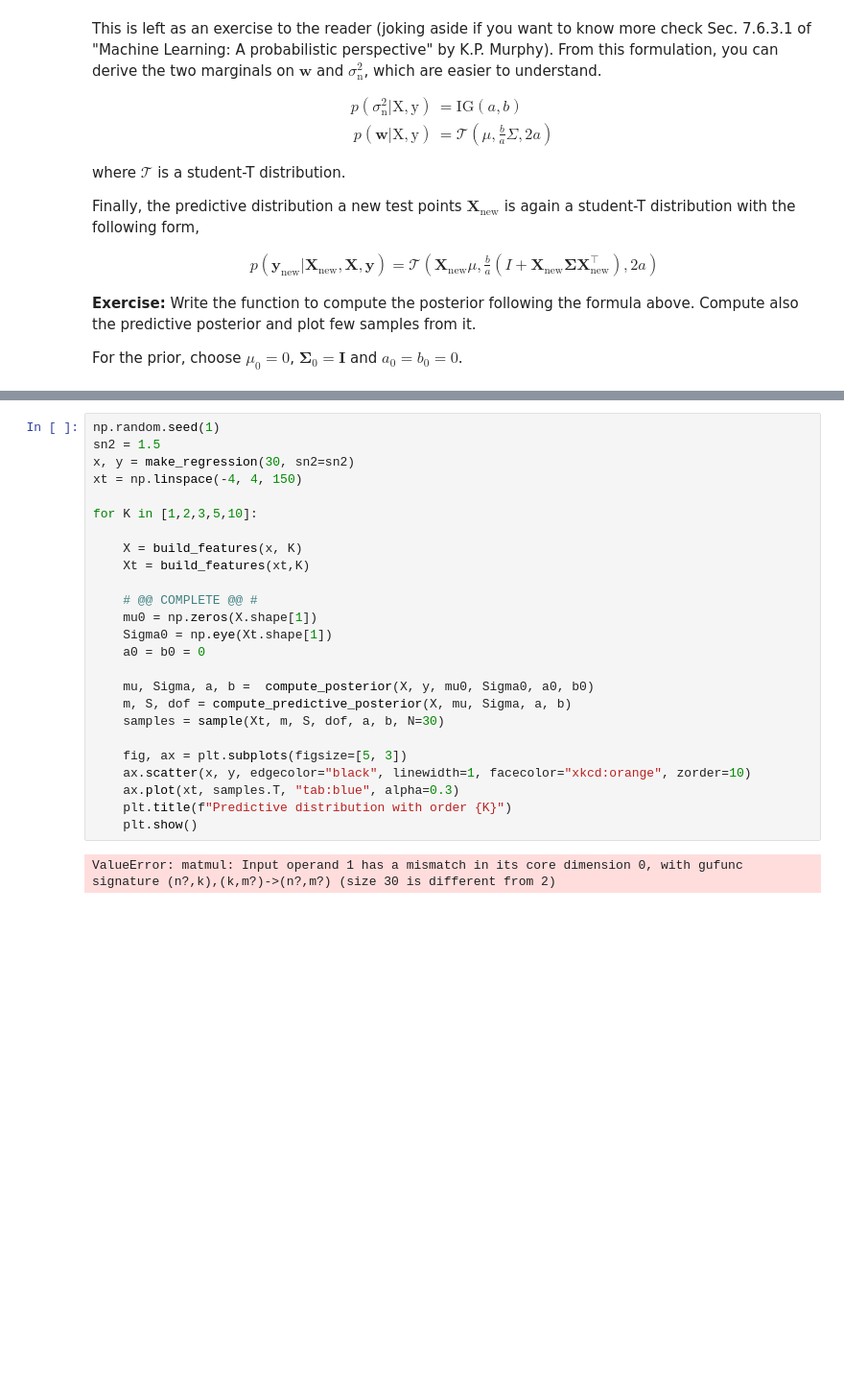
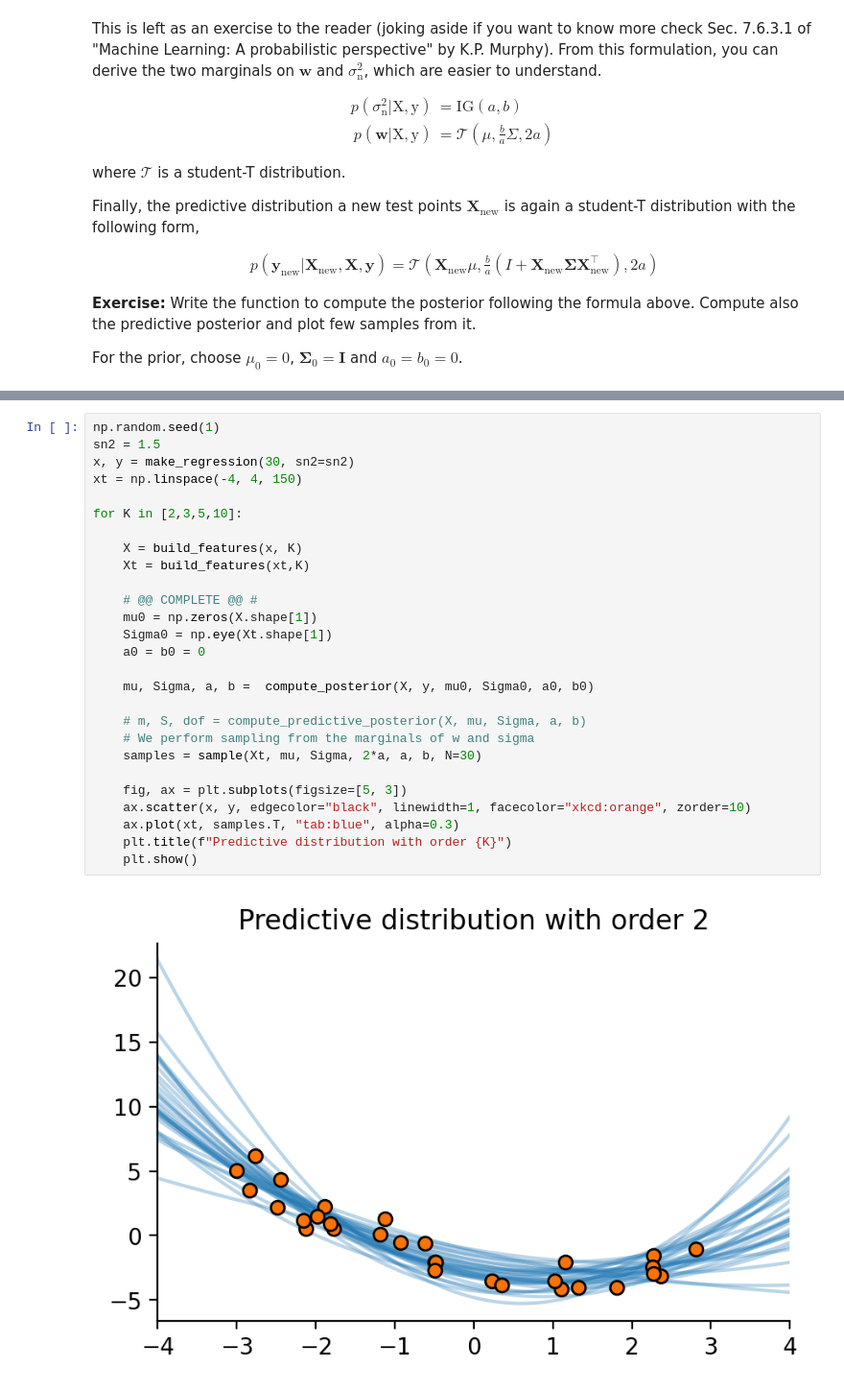
Before and after one commit to g-orl/asi-labs, a Jupyter notebook: lab_week1-public/Bayesian_Linear_Regression.ipynb, the cells around one changed output, grey strips where cells are left out. Shown at 96% size. Cells and saved outputs as stored; diff of their text form; blank space fills up the shorter version.

```diff
--- a/lab_week1-public/Bayesian_Linear_Regression.ipynb
+++ b/lab_week1-public/Bayesian_Linear_Regression.ipynb
@@ -712,27 +747,29 @@ def sample(Xt, w_mean, w_cov, w_dof, a, b, N):
 # %%
 np.random.seed(1)
 sn2 = 1.5
 x, y = make_regression(30, sn2=sn2)
 xt = np.linspace(-4, 4, 150)
 
-for K in [1,2,3,5,10]:
+for K in [2,3,5,10]:
 
     X = build_features(x, K)
     Xt = build_features(xt,K)
 
     # @@ COMPLETE @@ #
     mu0 = np.zeros(X.shape[1])
     Sigma0 = np.eye(Xt.shape[1])
     a0 = b0 = 0
 
     mu, Sigma, a, b =  compute_posterior(X, y, mu0, Sigma0, a0, b0)
-    m, S, dof = compute_predictive_posterior(X, mu, Sigma, a, b)
-    samples = sample(Xt, m, S, dof, a, b, N=30)
+
+    # m, S, dof = compute_predictive_posterior(X, mu, Sigma, a, b)
+    # We perform sampling from the marginals of w and sigma
+    samples = sample(Xt, mu, Sigma, 2*a, a, b, N=30)
 
     fig, ax = plt.subplots(figsize=[5, 3])
     ax.scatter(x, y, edgecolor="black", linewidth=1, facecolor="xkcd:orange", zorder=10)
     ax.plot(xt, samples.T, "tab:blue", alpha=0.3)
     plt.title(f"Predictive distribution with order {K}")
     plt.show()
 # %% [output]
-ValueError: matmul: Input operand 1 has a mismatch in its core dimension 0, with gufunc signature (n?,k),(k,m?)->(n?,m?) (size 30 is different from 2)
+[figure, added]
```
Also changed, not shown: parts of 6 cells of this notebook, 1 other file.
